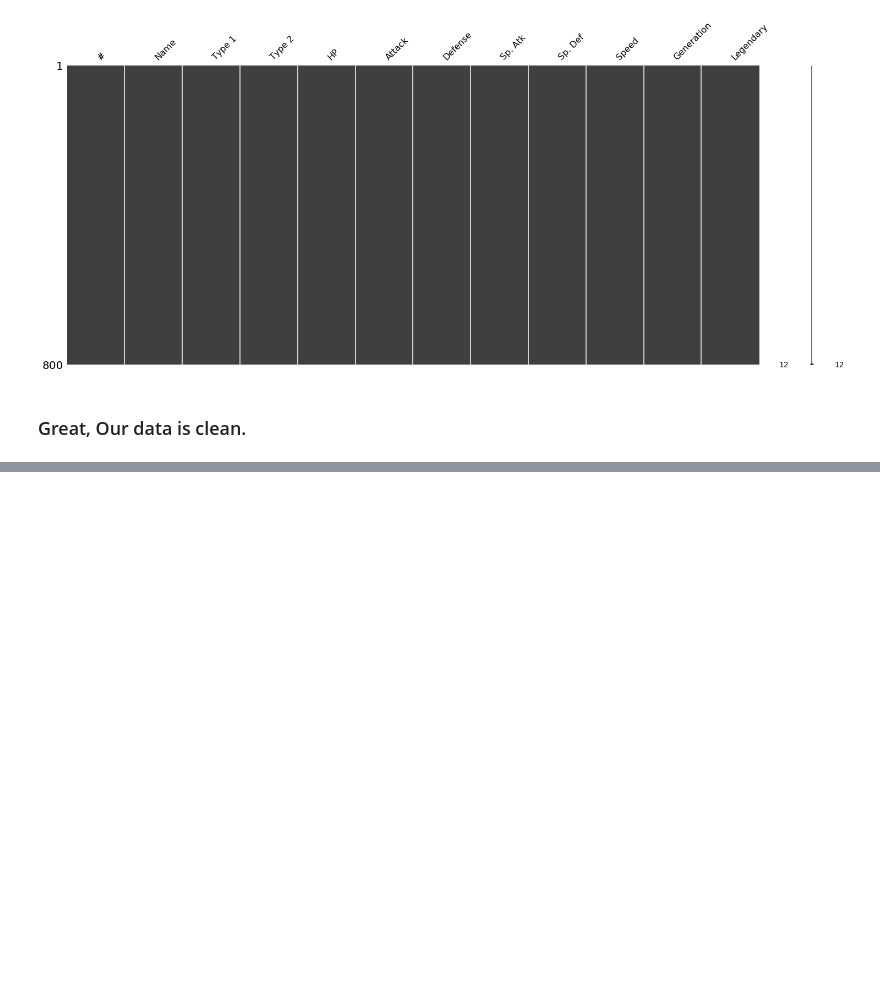
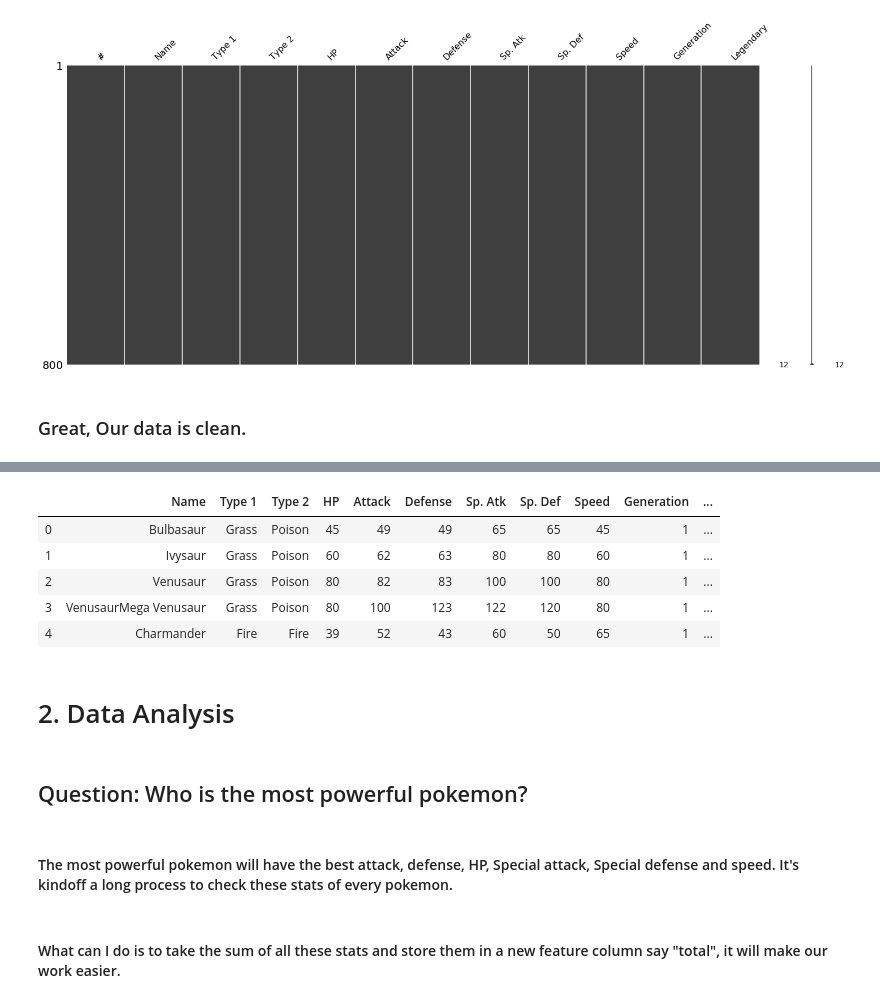
Before and after one commit to AmanAswal/Data-Science, a Jupyter notebook: pokemon/EDA.ipynb, the cells around one changed output, grey strips where cells are left out. Cells and saved outputs as stored; diff of their text form; code cells hidden in the pictures; blank space fills up the shorter version.

```diff
--- a/pokemon/EDA.ipynb
+++ b/pokemon/EDA.ipynb
@@ -75,0 +90,17 @@ plt.show()
+# %%
+df.head()
+# %% [output]
+|  | Name | Type 1 | Type 2 | HP | Attack | Defense | Sp. Atk | Sp. Def | Speed | Generation | ... |
+| 0 | Bulbasaur | Grass | Poison | 45 | 49 | 49 | 65 | 65 | 45 | 1 | ... |
+| 1 | Ivysaur | Grass | Poison | 60 | 62 | 63 | 80 | 80 | 60 | 1 | ... |
+| 2 | Venusaur | Grass | Poison | 80 | 82 | 83 | 100 | 100 | 80 | 1 | ... |
+| 3 | VenusaurMega Venusaur | Grass | Poison | 80 | 100 | 123 | 122 | 120 | 80 | 1 | ... |
+| 4 | Charmander | Fire | Fire | 39 | 52 | 43 | 60 | 50 | 65 | 1 | ... |
+# %% [markdown]
+# 2. Data Analysis
+# %% [markdown]
+## Question: Who is the most powerful pokemon?
+# %% [markdown]
+#### The most powerful pokemon will have the best attack, defense, HP, Special attack, Special defense and speed. It's kindoff a long process to check these stats of every pokemon.
+# %% [markdown]
+#### What can I do is to take the sum of all these stats and store them in a new feature column say "total", it will make our work easier.
```
Also changed, not shown: parts of 17 cells of this notebook.
